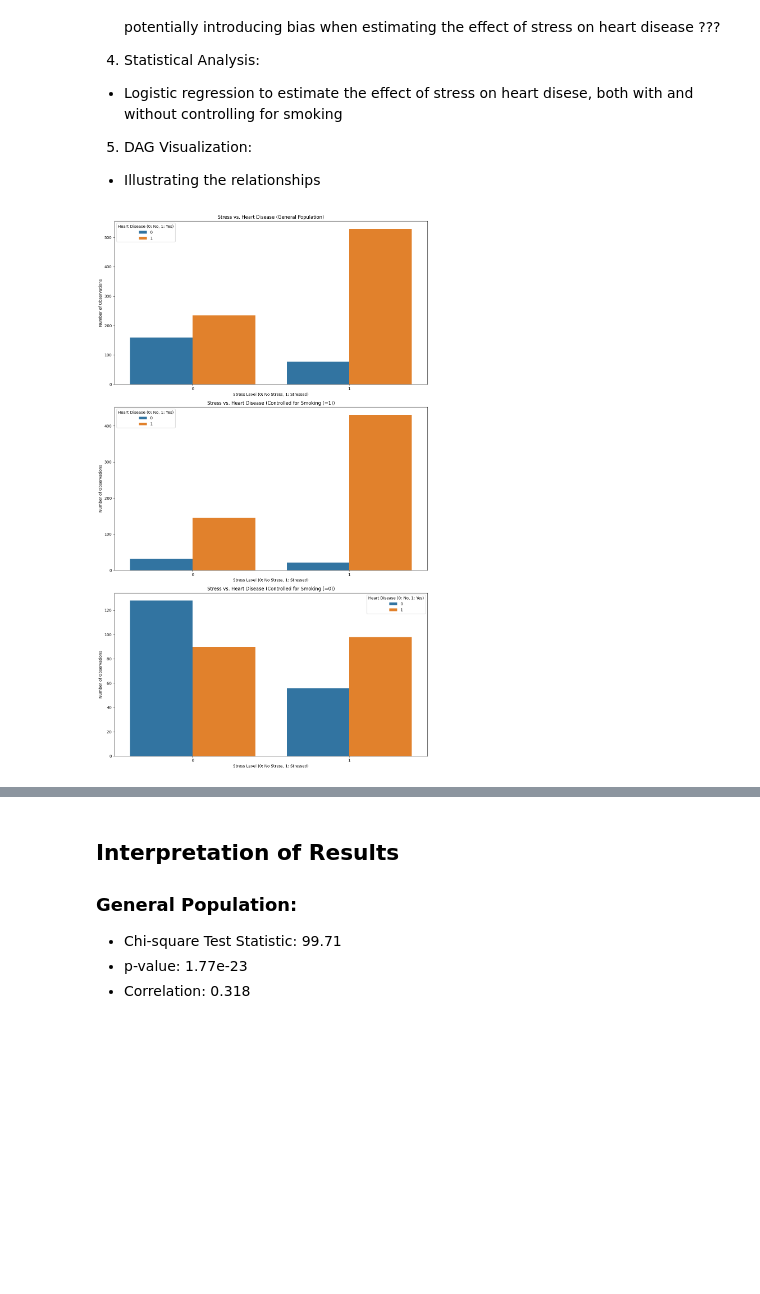
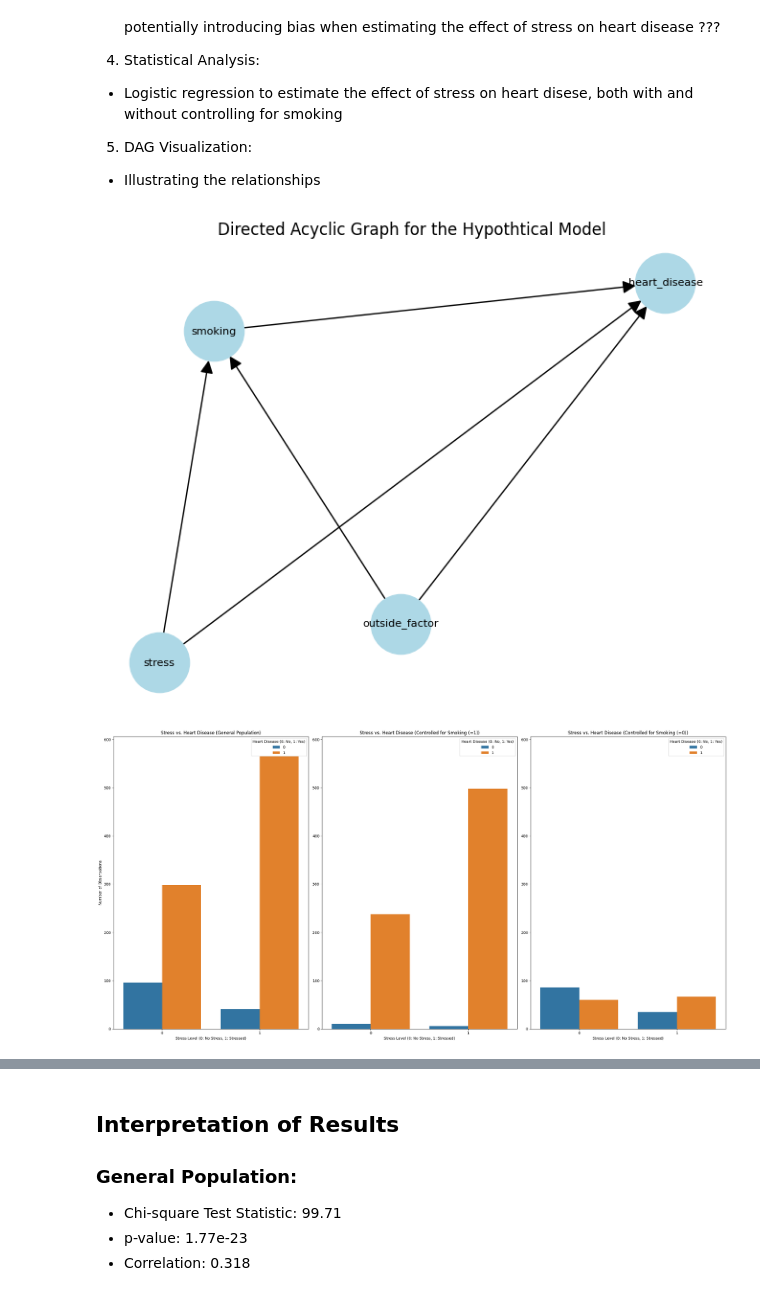
Before and after one commit to MaxiStahl1992/advanced-workbook-code, a Jupyter notebook: task6_full.ipynb, the cells around one changed output, grey strips where cells are left out. Cells and saved outputs as stored; diff of their text form; code cells hidden in the pictures; blank space fills up the shorter version.

```diff
--- a/task6_full.ipynb
+++ b/task6_full.ipynb
@@ -56,50 +56,66 @@ data_size = 1000
 # P(stress)
 stress = np.random.binomial(1, 0.6, data_size)
 
-# P(outside_factor) 40% chance of outside factor that influences both smoking and heart disease probability
-outside_factor= np.random.binomial(1, 0.4, data_size)
+# P(outside_factor) 60% chance of outside factor that influences both smoking and heart disease probability
+outside_factor= np.random.binomial(1, 0.6, data_size)
 
 # P(smoking | stress, outside_factor)
-logit_smoking = -1 + 1.5 * stress + 2 * outside_factor
+logit_smoking = -1 + 1.5 * stress + 3 * outside_factor
 p_smoking = 1 / (1 + np.exp(-logit_smoking))
 smoking = np.random.binomial(1, p_smoking, data_size)
 
 # P(heart disease | smoking, stress, outside_factor)
-logit_heart_disease = -1 + 2 * smoking + 1.5 * stress + 1 * outside_factor
+logit_heart_disease = -1 + 3 * smoking + 1.5 * stress + 2 * outside_factor
 p_heart_disease = 1 / (1 + np.exp(-logit_heart_disease))
 heart_disease = np.random.binomial(1, p_heart_disease, data_size)
 
 data = pd.DataFrame({'stress': stress, 'smoking': smoking, 'heart_disease': heart_disease, 'outside_factor': outside_factor})
 controlled_data_1 = data[data['smoking'] == 1]
 controlled_data_0 = data[data['smoking'] == 0]
+# %%
+# DAG Visualization
+dag = nx.DiGraph()
+dag.add_edges_from([('stress', 'heart_disease'), ('smoking', 'heart_disease'), ('stress', 'smoking'), ('outside_factor', 'smoking'), ('outside_factor', 'heart_disease') ])
+pos = nx.spring_layout(dag)
+nx.draw(dag, pos, with_labels=True, node_size=2000, node_color='lightblue', font_size=8, arrowsize=20)
+plt.title('Directed Acyclic Graph for the Hypothtical Model')
+plt.show()
+# %% [output]
+[figure, added]
 # %%
 # Visualize Relationships Before Controlling for Heart Disease
-plt.figure(figsize=(12, 20))
+max_count = max(data['stress'].value_counts().max(), controlled_data_1['stress'].value_counts().max(), controlled_data_0['stress'].value_counts().max())
 
-plt.subplot(3, 1, 1)
+plt.figure(figsize=(24, 12))
+
+plt.subplot(1, 3, 1)
 sns.countplot(x='stress', hue='heart_disease', data=data)
 plt.title('Stress vs. Heart Disease (General Population)')
 plt.xlabel('Stress Level (0: No Stress, 1: Stressed)')
 plt.ylabel('Number of Observations')
+plt.ylim(0, max_count)
 plt.legend(title='Heart Disease (0: No, 1: Yes)')
 
 # Visualize Relationships After Controlling for Smoking (Only Smokers)
-plt.subplot(3, 1, 2)
+plt.subplot(1, 3, 2)
 sns.countplot(x='stress', hue='heart_disease', data=controlled_data_1)
 plt.title('Stress vs. Heart Disease (Controlled for Smoking (=1))')
+plt.ylim(0, max_count)
+plt.ylabel('')
 plt.xlabel('Stress Level (0: No Stress, 1: Stressed)')
-plt.ylabel('Number of Observations')
+
 plt.legend(title='Heart Disease (0: No, 1: Yes)')
 
 # Visualize Relationships After Controlling for Smoking (Only Non Smokers)
-plt.subplot(3, 1, 3)
+plt.subplot(1, 3, 3)
 sns.countplot(x='stress', hue='heart_disease', data=controlled_data_0)
 plt.title('Stress vs. Heart Disease (Controlled for Smoking (=0))')
+plt.ylim(0, max_count)
+plt.ylabel('')
 plt.xlabel('Stress Level (0: No Stress, 1: Stressed)')
-plt.ylabel('Number of Observations')
 plt.legend(title='Heart Disease (0: No, 1: Yes)')
 
 plt.tight_layout()
 plt.show()
 # %% [output]
-[figure, old version]
+[figure, new version]
```
Also changed, not shown: parts of 3 cells of this notebook.
